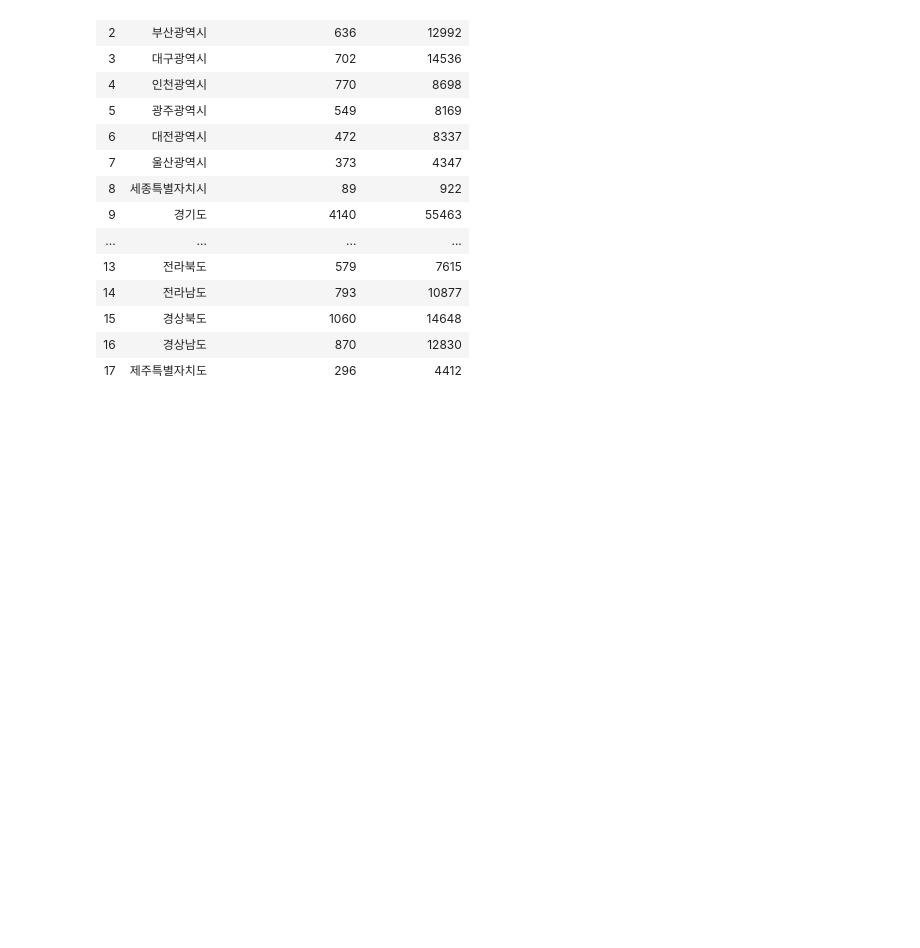
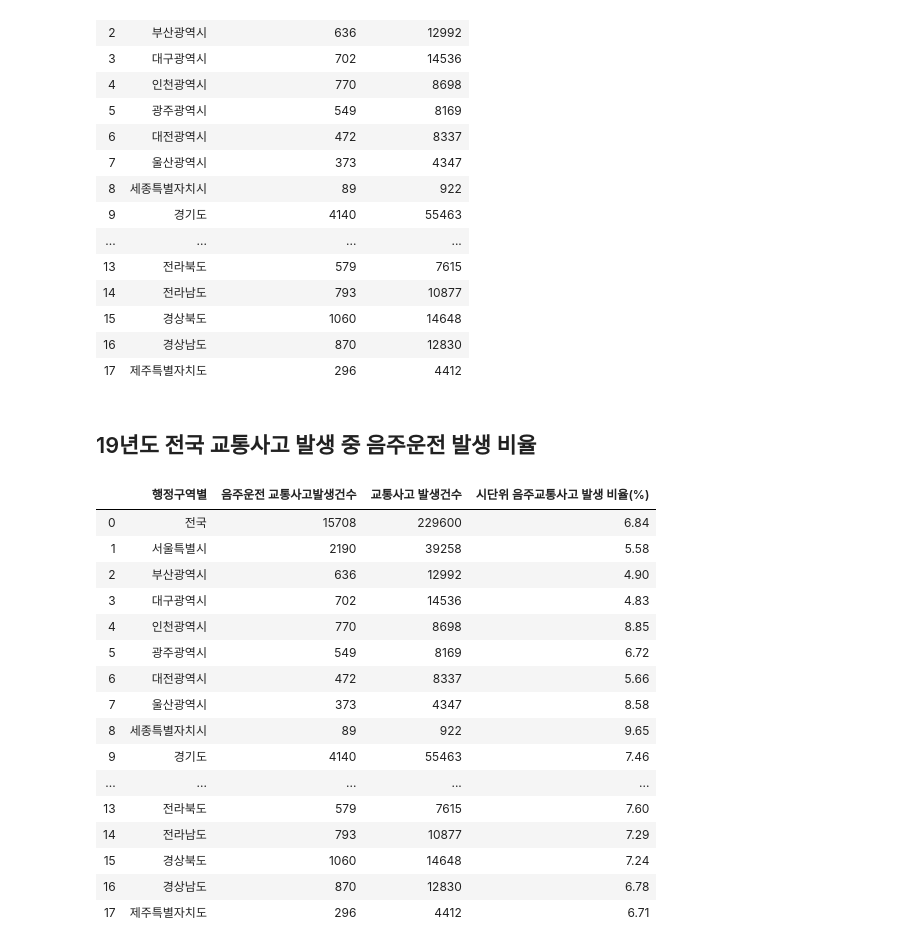
Before and after one commit to jeonprize/Accident, a Jupyter notebook: acl_accident.ipynb, the cells around one changed output. Cells and saved outputs as stored; diff of their text form; code cells hidden in the pictures; blank space fills up the shorter version.

```diff
--- a/acl_accident.ipynb
+++ b/acl_accident.ipynb
@@ -21,3 +37,27 @@ df
 | 15 | 경상북도 | 1060 | 14648 |
 | 16 | 경상남도 | 870 | 12830 |
 | 17 | 제주특별자치도 | 296 | 4412 |
+# %% [markdown]
+## 19년도 전국 교통사고 발생 중 음주운전 발생 비율
+# %%
+df["시단위 음주교통사고 발생 비율(%)"] = df["음주운전 교통사고발생건수"] / df["교통사고 발생건수"]*100
+df["시단위 음주교통사고 발생 비율(%)"] = df["시단위 음주교통사고 발생 비율(%)"].round(2)
+df
+# %% [output]
+|  | 행정구역별 | 음주운전 교통사고발생건수 | 교통사고 발생건수 | 시단위 음주교통사고 발생 비율(%) |
+| 0 | 전국 | 15708 | 229600 | 6.84 |
+| 1 | 서울특별시 | 2190 | 39258 | 5.58 |
+| 2 | 부산광역시 | 636 | 12992 | 4.90 |
+| 3 | 대구광역시 | 702 | 14536 | 4.83 |
+| 4 | 인천광역시 | 770 | 8698 | 8.85 |
+| 5 | 광주광역시 | 549 | 8169 | 6.72 |
+| 6 | 대전광역시 | 472 | 8337 | 5.66 |
+| 7 | 울산광역시 | 373 | 4347 | 8.58 |
+| 8 | 세종특별자치시 | 89 | 922 | 9.65 |
+| 9 | 경기도 | 4140 | 55463 | 7.46 |
+| ... | ... | ... | ... | ... |
+| 13 | 전라북도 | 579 | 7615 | 7.60 |
+| 14 | 전라남도 | 793 | 10877 | 7.29 |
+| 15 | 경상북도 | 1060 | 14648 | 7.24 |
+| 16 | 경상남도 | 870 | 12830 | 6.78 |
+| 17 | 제주특별자치도 | 296 | 4412 | 6.71 |
```
Also changed, not shown: parts of 11 cells of this notebook.
